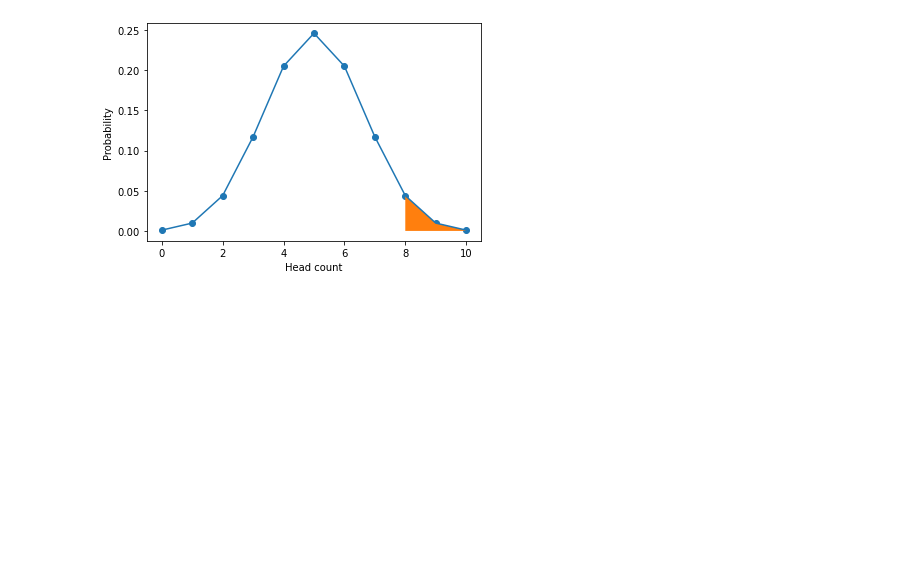
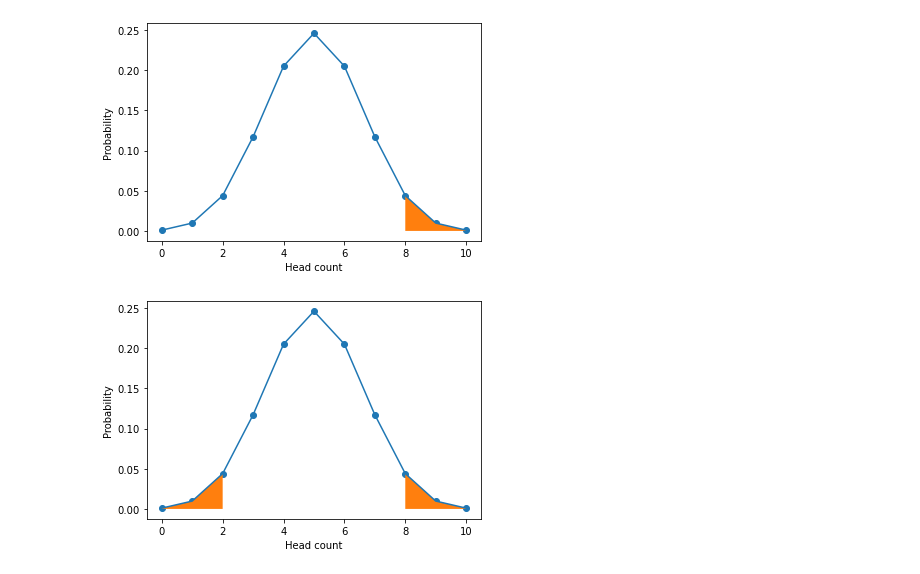
Before and after one commit to victoruwazurike1/datascience_bookcamp, a Jupyter notebook: sample_space_analysis.ipynb, the cells around one changed output. Drawn from its saved outputs; the diff is of its cells as text; code cells hidden in the pictures; blank space fills up the shorter version.

```diff
--- a/sample_space_analysis.ipynb
+++ b/sample_space_analysis.ipynb
@@ -360,3 +360,15 @@ plt.ylabel('Probability')
 plt.show()
 # %% [output]
 [figure]
+# %%
+# Now we are going to shade the intervals under the extreme points
+
+plt.plot(x_10_flips, prob_x_10_flips)
+plt.scatter(x_10_flips, prob_x_10_flips)
+where = [not is_in_interval(value, 3, 7) for value in x_10_flips]
+plt.fill_between(x_10_flips, prob_x_10_flips, where = where)
+plt.xlabel('Head count')
+plt.ylabel('Probability')
+plt.show()
+# %% [output]
+[figure, added]
```
Also changed, not shown: parts of 4 cells of this notebook.
